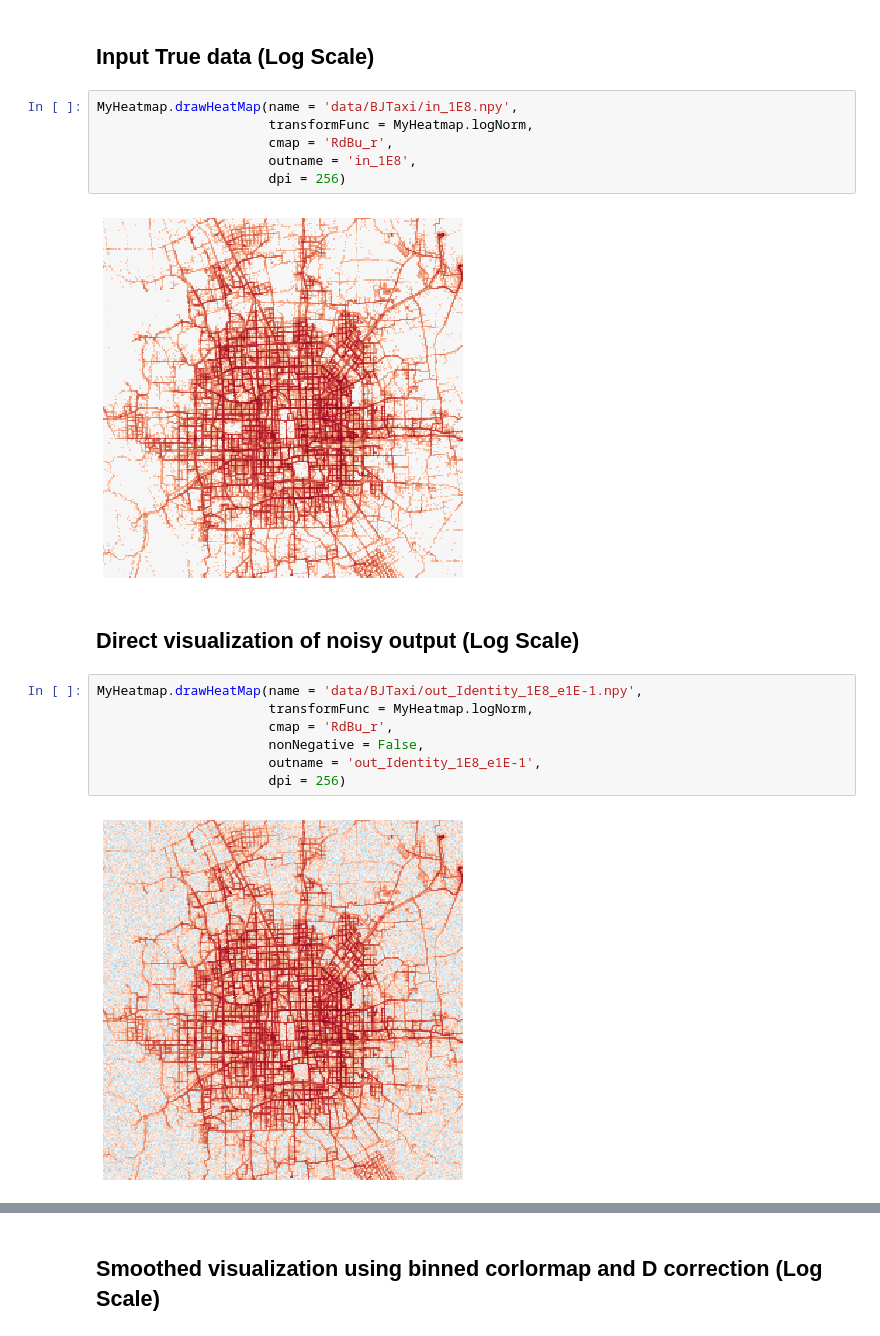
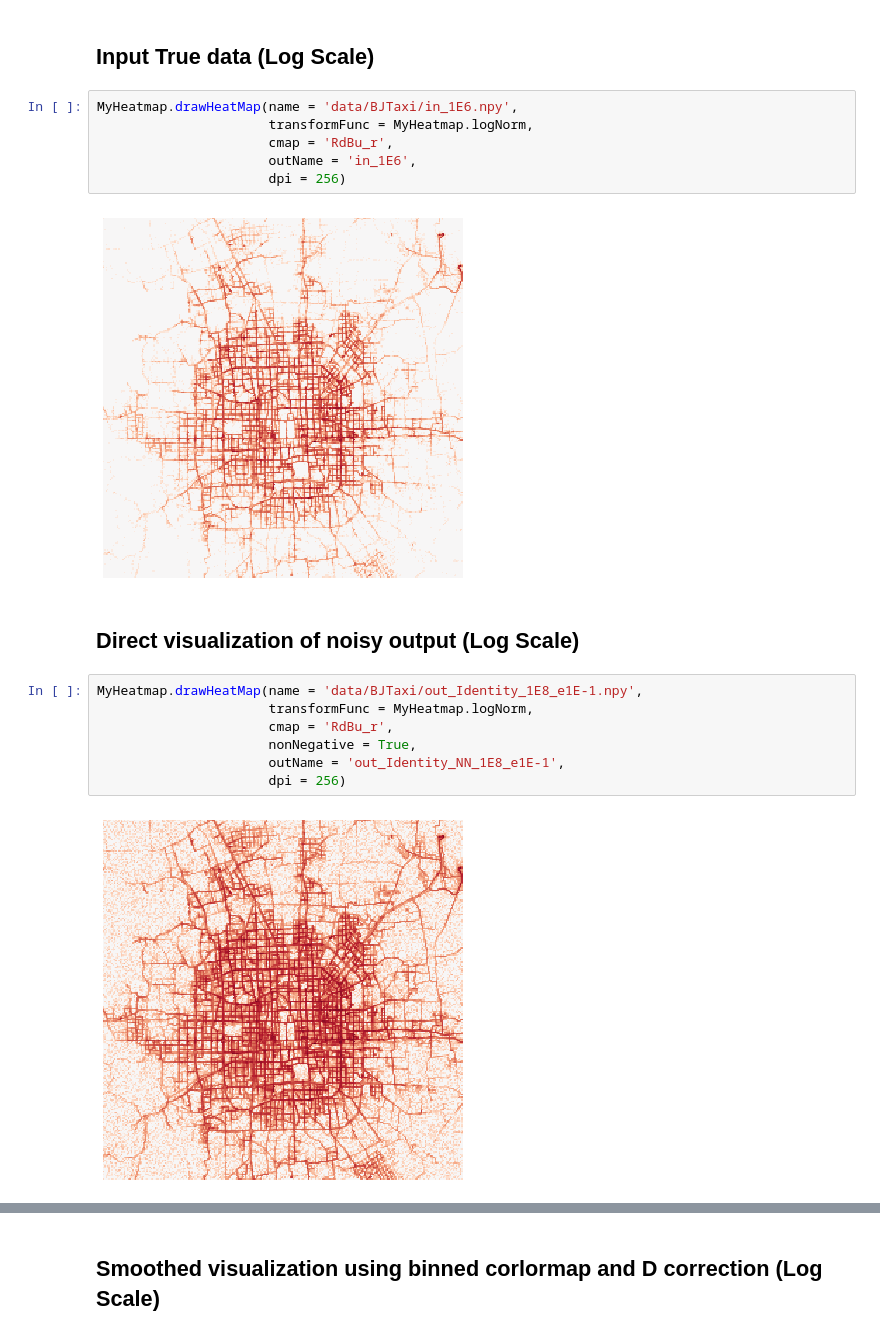
Before and after one commit to horseno/dp-viz-gen, a Jupyter notebook: VizGenenration.ipynb, the cells around one changed output, grey strips where cells are left out. Saved outputs shown, nothing was run; the diff lists cells and outputs as text.

```diff
--- a/VizGenenration.ipynb
+++ b/VizGenenration.ipynb
@@ -11,22 +11,22 @@ cmR9 = matplotlib.colors.ListedColormap(["#fff5f0","#fee0d2","#fcbba1","#fc9272"
 # %% [markdown]
 ## Input True data (Log Scale)
 # %%
-MyHeatmap.drawHeatMap(name = 'data/BJTaxi/in_1E8.npy',
+MyHeatmap.drawHeatMap(name = 'data/BJTaxi/in_1E6.npy',
                       transformFunc = MyHeatmap.logNorm,
                       cmap = 'RdBu_r',
-                      outname = 'in_1E8',
+                      outName = 'in_1E6',
                       dpi = 256)
 # %% [output]
-[figure, old version]
+[figure, new version]
 # %% [markdown]
 ## Direct visualization of noisy output (Log Scale)
 # %%
 MyHeatmap.drawHeatMap(name = 'data/BJTaxi/out_Identity_1E8_e1E-1.npy',
                       transformFunc = MyHeatmap.logNorm,
                       cmap = 'RdBu_r',
-                      nonNegative = False,
-                      outname = 'out_Identity_1E8_e1E-1',
+                      nonNegative = True,
+                      outName = 'out_Identity_NN_1E8_e1E-1',
                       dpi = 256)
 # %% [output]
-[figure, old version]
+[figure, new version]
 # %%
```
Also changed, not shown: parts of 4 cells of this notebook, 4 other files.
